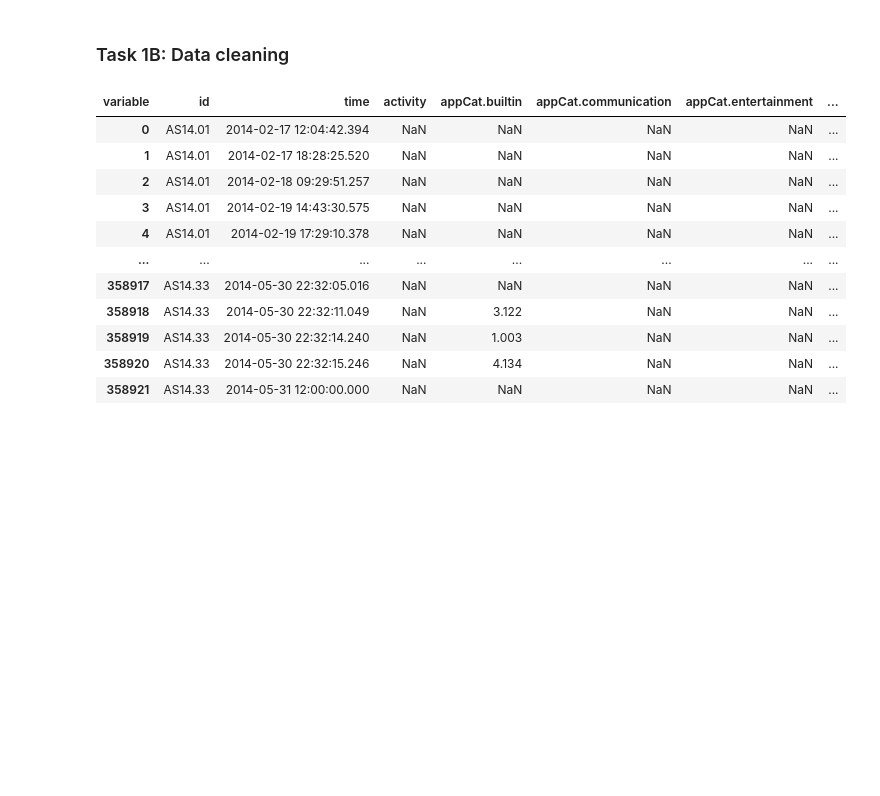
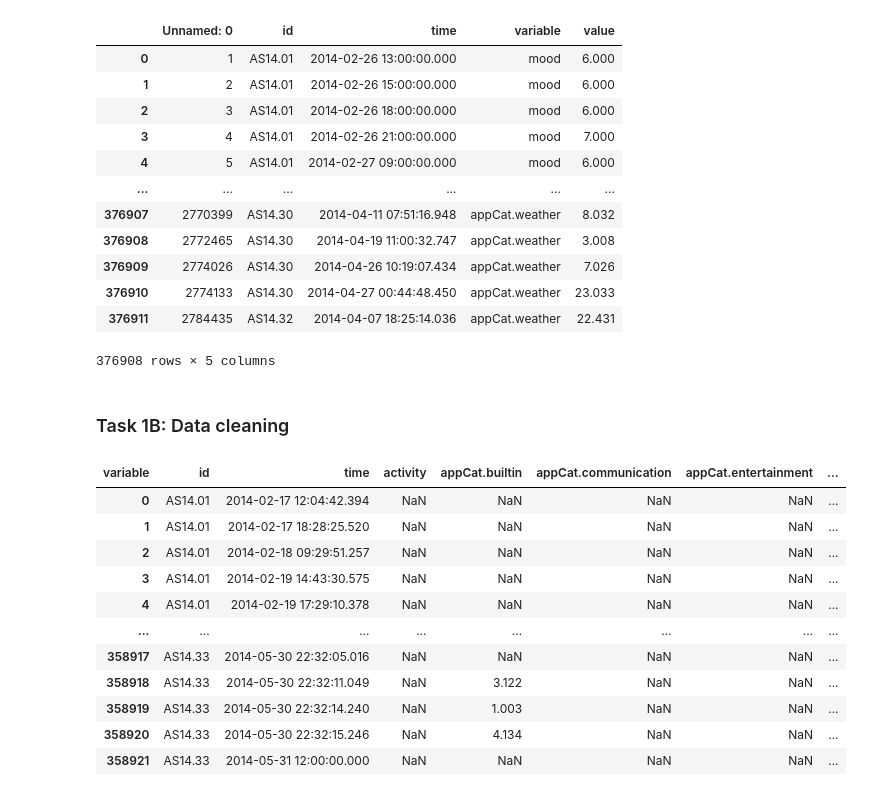
Before and after one commit to timmooren/DM1, a Jupyter notebook: DM1b.ipynb, the cells around one changed output. Drawn from its saved outputs; the diff is of its cells as text; code cells hidden in the pictures; blank space fills up the shorter version.

```diff
--- a/DM1b.ipynb
+++ b/DM1b.ipynb
@@ -8,6 +8,21 @@ from functions import load_data, replace_missing_long, widen_data, feature_engin
 # %%
 data = load_data()
 data = remove_incorrect_values(data)
+data
+# %% [output]
+|  | Unnamed: 0 | id | time | variable | value |
+| 0 | 1 | AS14.01 | 2014-02-26 13:00:00.000 | mood | 6.000 |
+| 1 | 2 | AS14.01 | 2014-02-26 15:00:00.000 | mood | 6.000 |
+| 2 | 3 | AS14.01 | 2014-02-26 18:00:00.000 | mood | 6.000 |
+| 3 | 4 | AS14.01 | 2014-02-26 21:00:00.000 | mood | 7.000 |
+| 4 | 5 | AS14.01 | 2014-02-27 09:00:00.000 | mood | 6.000 |
+| ... | ... | ... | ... | ... | ... |
+| 376907 | 2770399 | AS14.30 | 2014-04-11 07:51:16.948 | appCat.weather | 8.032 |
+| 376908 | 2772465 | AS14.30 | 2014-04-19 11:00:32.747 | appCat.weather | 3.008 |
+| 376909 | 2774026 | AS14.30 | 2014-04-26 10:19:07.434 | appCat.weather | 7.026 |
+| 376910 | 2774133 | AS14.30 | 2014-04-27 00:44:48.450 | appCat.weather | 23.033 |
+| 376911 | 2784435 | AS14.32 | 2014-04-07 18:25:14.036 | appCat.weather | 22.431 |
+376908 rows × 5 columns
 # %% [markdown]
 ### Task 1B: Data cleaning
 # %%
```
Also changed, not shown: parts of 15 cells of this notebook, 29 other files.
